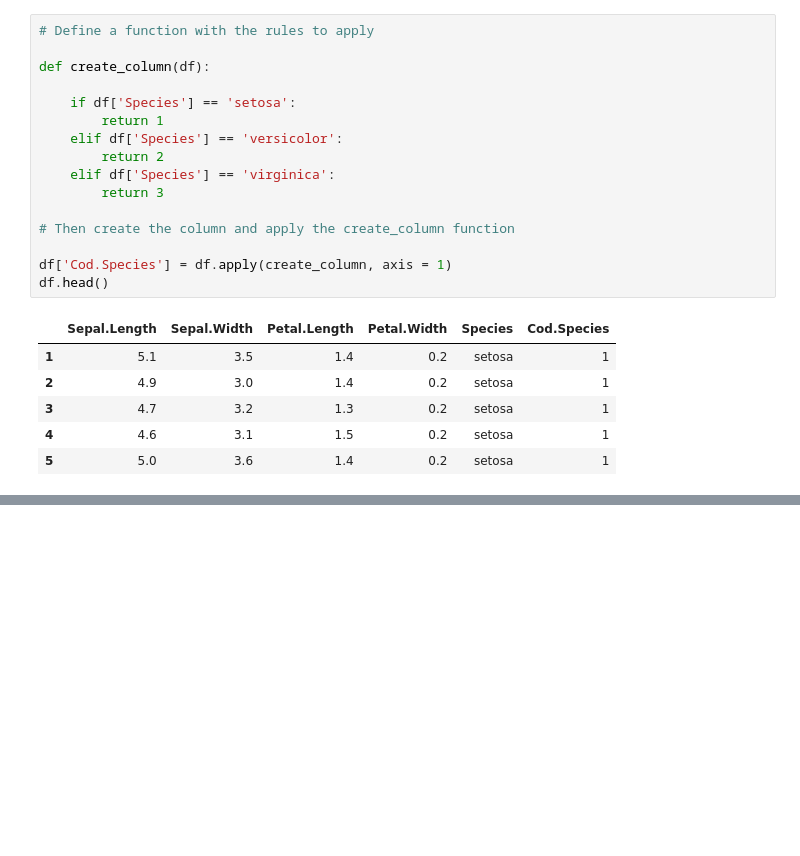
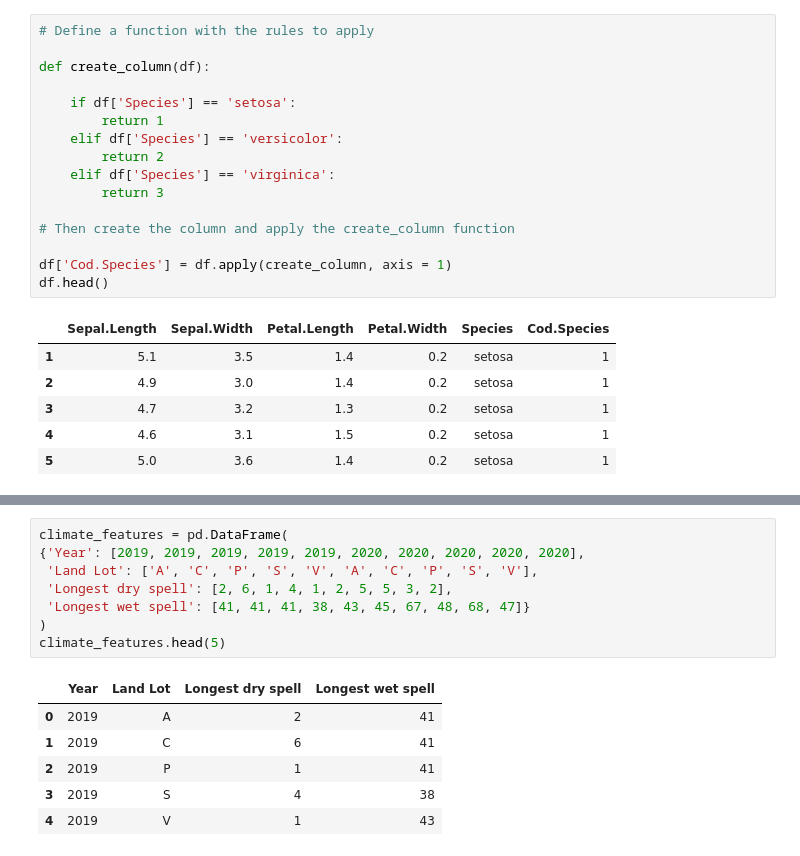
Before and after one commit to mfrestrepo/python-cheat-sheet, a Jupyter notebook: pandas/sql-to-pandas-cheat-sheet.ipynb, the cells around one changed output, grey strips where cells are left out. Cells and saved outputs as stored; diff of their text form; blank space fills up the shorter version.

```diff
--- a/pandas/sql-to-pandas-cheat-sheet.ipynb
+++ b/pandas/sql-to-pandas-cheat-sheet.ipynb
@@ -190,0 +243,15 @@ df.head()
+# %%
+climate_features = pd.DataFrame(
+{'Year': [2019, 2019, 2019, 2019, 2019, 2020, 2020, 2020, 2020, 2020],
+ 'Land Lot': ['A', 'C', 'P', 'S', 'V', 'A', 'C', 'P', 'S', 'V'],
+ 'Longest dry spell': [2, 6, 1, 4, 1, 2, 5, 5, 3, 2],
+ 'Longest wet spell': [41, 41, 41, 38, 43, 45, 67, 48, 68, 47]}
+)
+climate_features.head(5)
+# %% [output]
+|  | Year | Land Lot | Longest dry spell | Longest wet spell |
+| 0 | 2019 | A | 2 | 41 |
+| 1 | 2019 | C | 6 | 41 |
+| 2 | 2019 | P | 1 | 41 |
+| 3 | 2019 | S | 4 | 38 |
+| 4 | 2019 | V | 1 | 43 |
```
Also changed, not shown: parts of 14 cells of this notebook.
